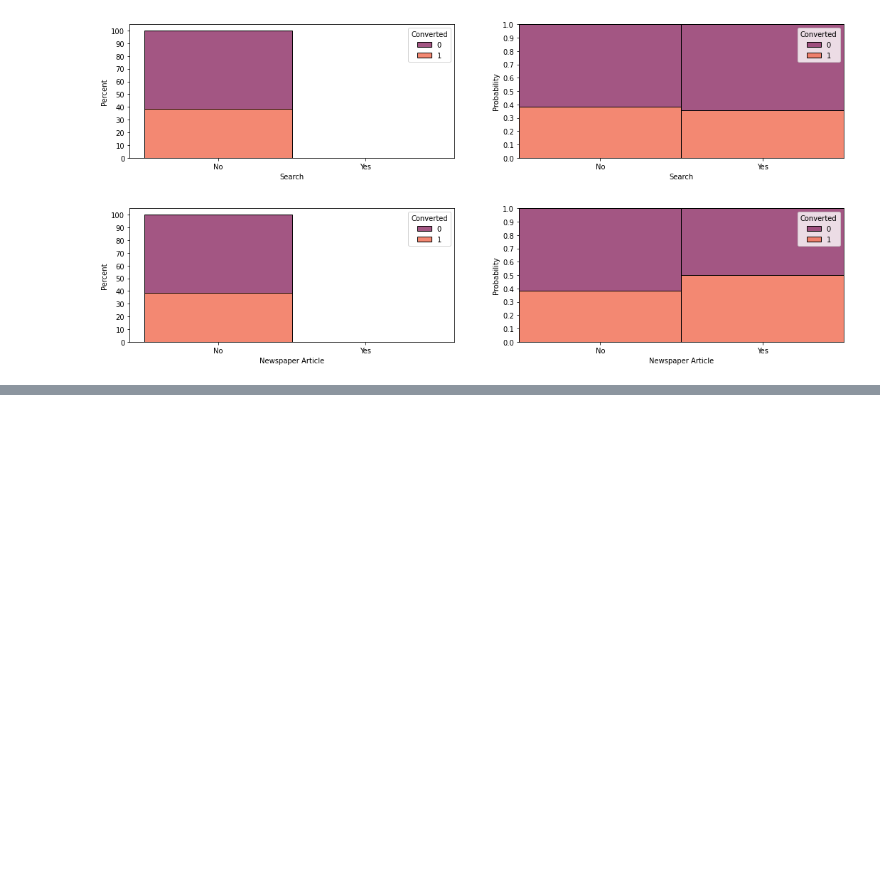
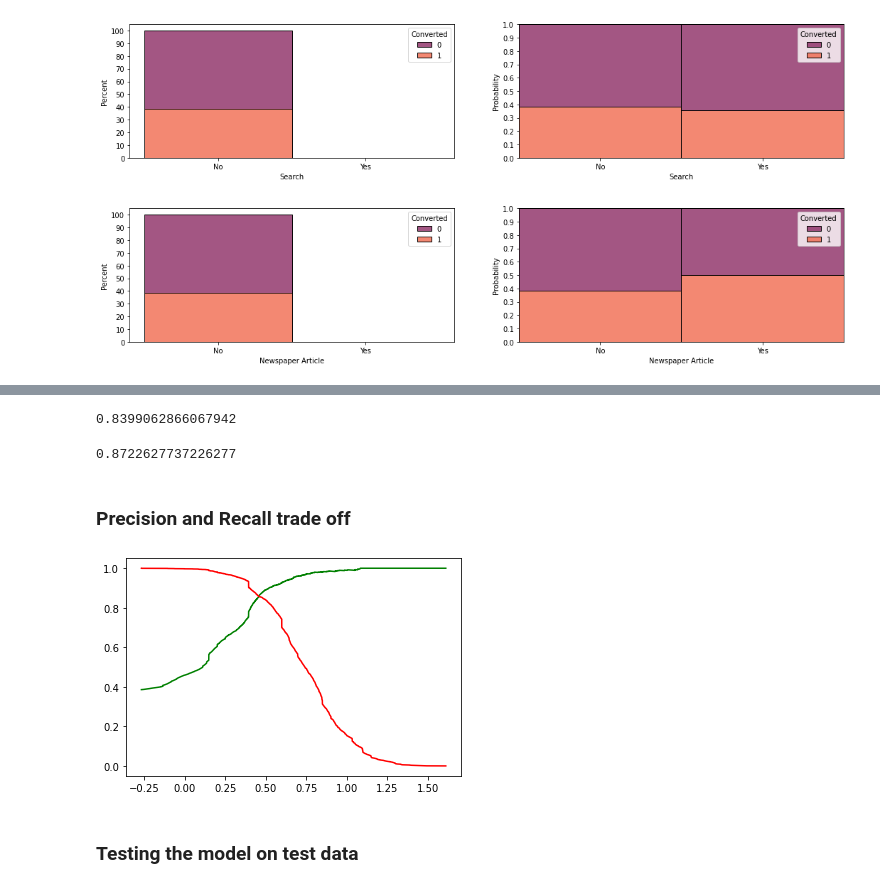
Before and after one commit to ted-198/Upgrad-Case-Study-Logestic-Regression, a Jupyter notebook: Logistic regression case study.ipynb, the cells around one changed output, grey strips where cells are left out. Drawn from its saved outputs; the diff is of its cells as text; code cells hidden in the pictures; blank space fills up the shorter version.

```diff
--- a/Logistic regression case study.ipynb
+++ b/Logistic regression case study.ipynb
@@ -1007,0 +2662,5 @@ rfe_cols.shape
+# %%
+# looks like converges at 0.44 (optimal point)
+
+prediction_table["final_predection"] = prediction_table.prob.map(lambda x : 1 if x > 0.44 else 0)
+prediction_table
@@ -1007,0 +2721,12 @@ rfe_cols.shape
+# %%
+# Precision
+confusion[1,1]/(confusion[0,1]+confusion[1,1])
+# %% [output]
+0.8399062866067942
+# %%
+#recall
+confusion[1,1]/(confusion[1,0]+confusion[1,1])
+# %% [output]
+0.8722627737226277
+# %% [markdown]
+### Precision and Recall trade off
@@ -1007,0 +2735,12 @@ rfe_cols.shape
+# %%
+p, r, thresholds = precision_recall_curve(prediction_table.y_train, prediction_table.prob)
+# %%
+# plt.figure(figsize=[18,8])
+plt.plot(thresholds, p[:-1], "g-")
+plt.plot(thresholds, r[:-1], "r-")
+#plt.xticks(np.arange(0.0,1.02, 0.02), rotation=90)
+plt.show()
+# %% [output]
+[figure, added]
+# %% [markdown]
+### Testing the model on test data
```
Also changed, not shown: parts of 137 cells of this notebook.
